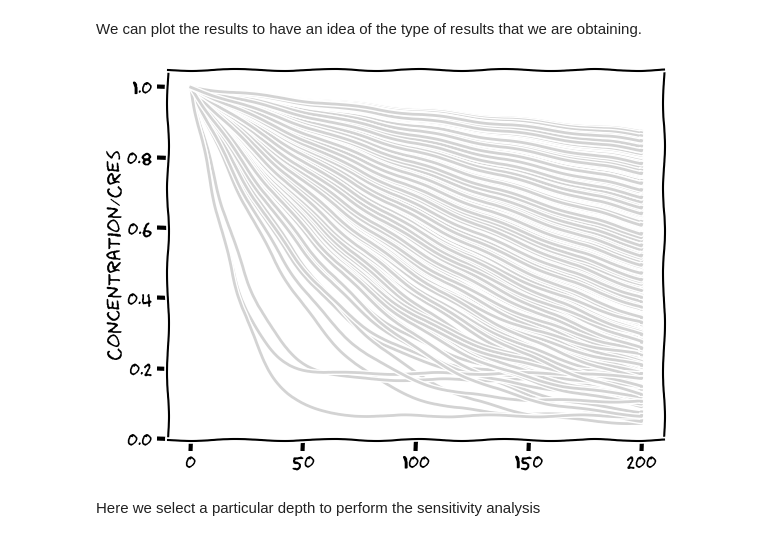
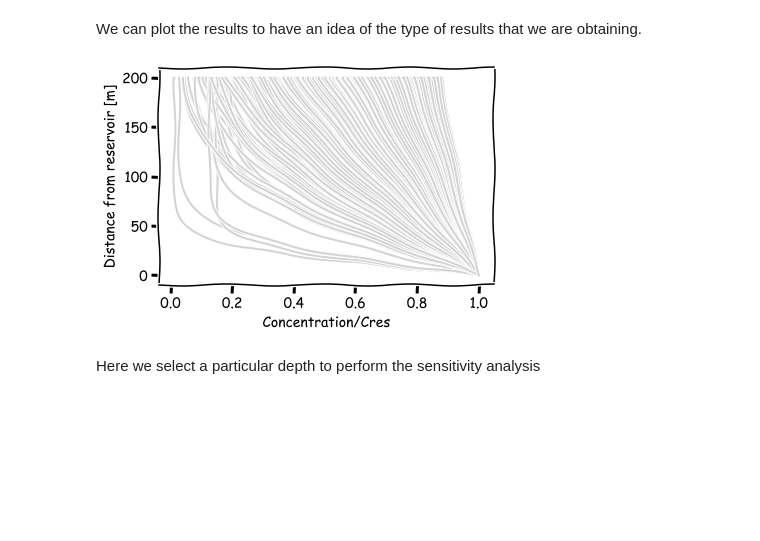
Before and after one commit to rlsandovalp/diff_app, a Jupyter notebook: notebooks/Sensitivity_analysis.ipynb, the cells around one changed output. Cells and saved outputs as stored; diff of their text form; code cells hidden in the pictures; blank space fills up the shorter version.

```diff
--- a/notebooks/Sensitivity_analysis.ipynb
+++ b/notebooks/Sensitivity_analysis.ipynb
@@ -12,9 +21,7 @@ Note that the concentration terms were replaced by 1 and $C_r$. $C_r$ is the rat
 # %%
-def model(Cr, D, t, Z):
-    C = np.zeros(len(Z))
+def model(Cr, D, t, z):
     t = t*1000000*365*86400
-    for pos_z, z in enumerate(Z):
-        C[pos_z] = (1-math.erf(z/(2*math.sqrt(D*t))))*(1-Cr)+Cr
+    C = (1-erf(z/(2*math.sqrt(D*t))))*(1-Cr)+Cr
     return C
 # %% [markdown]
 ### Variables and Parameters definition
@@ -23,7 +30,7 @@ Here we define the range of variability for $C_r$, the diffusion coefficient $D$
 Also we define the pdf of the model parameters and randomly sample from the distribution to generate sets of stochastic points.
 # %%
 Z = np.linspace(0,200,201)
-n_samples = 1000000
+n_samples = 10000
 param_list = ['Cr', 'D', 't']
 Npar = len(param_list)
 Cr_all = np.random.uniform(0.01, 0.2, n_samples)
@@ -42,13 +49,14 @@ We can plot the results to have an idea of the type of results that we are obtai
 # %%
 with plt.xkcd():
     for i in range(n_samples):
         if i > 1000:
             break
-        plt.plot(C_out[i,:], color = 'lightgray')
-    plt.ylabel('Concentration/Cres')
+        plt.plot(C_out[i,:], Z, color = 'lightgray')
+    plt.xlabel('Concentration/Cres')
+    plt.ylabel('Distance from reservoir [m]')
     plt.show()
 # %% [output]
-[figure, old version]
+[figure, new version]
 # %% [markdown]
 Here we select a particular depth to perform the sensitivity analysis
 # %%
```
Also changed, not shown: parts of 5 cells of this notebook, 5 other files.
